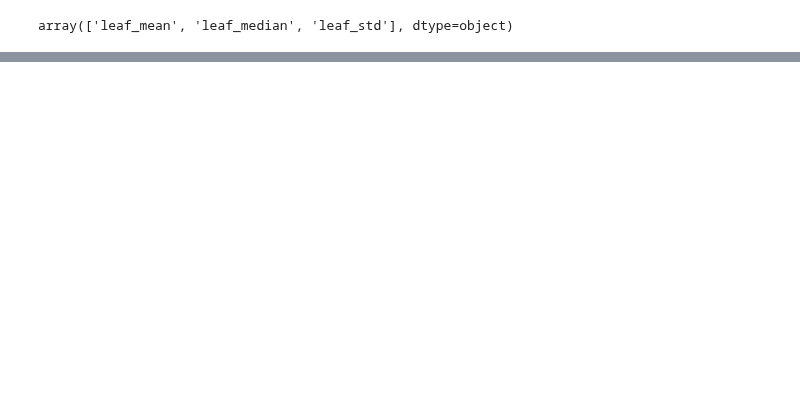
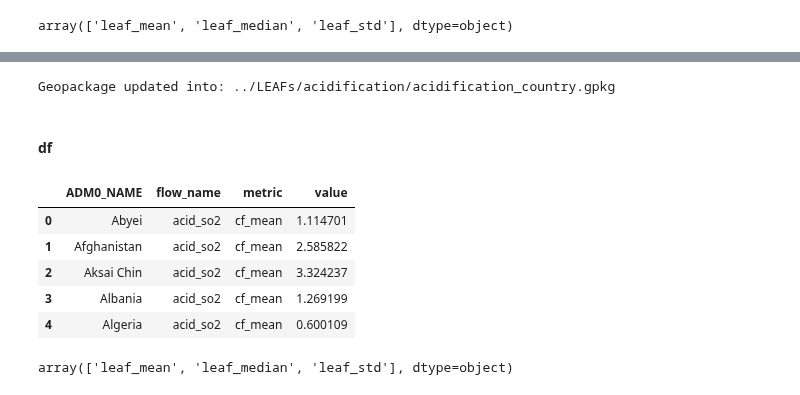
Before and after one commit to cloyolaangosto/SBTN_Test, a Jupyter notebook: LEAFs/Name_Cleaning.ipynb, the cells around one changed output, grey strips where cells are left out. Saved outputs shown, nothing was run; the diff lists cells and outputs as text; code cells hidden in the pictures; blank space fills up the shorter version.

```diff
--- a/LEAFs/Name_Cleaning.ipynb
+++ b/LEAFs/Name_Cleaning.ipynb
@@ -121,0 +175,3 @@ pd.read_csv(acid_er_df_fp).head()
+# %%
+acid_c_fp = "../LEAFs/acidification/acidification_country.gpkg"
+acid_c_df_fp = "../LEAFs/acidification/acidification_country.csv"
@@ -121,0 +197,17 @@ pd.read_csv(acid_er_df_fp).head()
+# %%
+update_gpkg_to_disk(ac_c_gpkg_data, acid_c_fp)
+# %% [output]
+Geopackage updated into: ../LEAFs/acidification/acidification_country.gpkg
+# %% [markdown]
+#### df
+# %%
+acid_c_df = pd.read_csv(acid_c_df_fp)
+# %%
+acid_c_df.head()
+# %% [output]
+|  | ADM0_NAME | flow_name | metric | value |
+| 0 | Abyei | acid_so2 | cf_mean | 1.114701 |
+| 1 | Afghanistan | acid_so2 | cf_mean | 2.585822 |
+| 2 | Aksai Chin | acid_so2 | cf_mean | 3.324237 |
+| 3 | Albania | acid_so2 | cf_mean | 1.269199 |
+| 4 | Algeria | acid_so2 | cf_mean | 0.600109 |
@@ -121,0 +216,4 @@ pd.read_csv(acid_er_df_fp).head()
+# %%
+acid_c_df["metric"].unique()
+# %% [output]
+array(['leaf_mean', 'leaf_median', 'leaf_std'], dtype=object)
```
Also changed, not shown: parts of 27 cells of this notebook, 2 other files.
